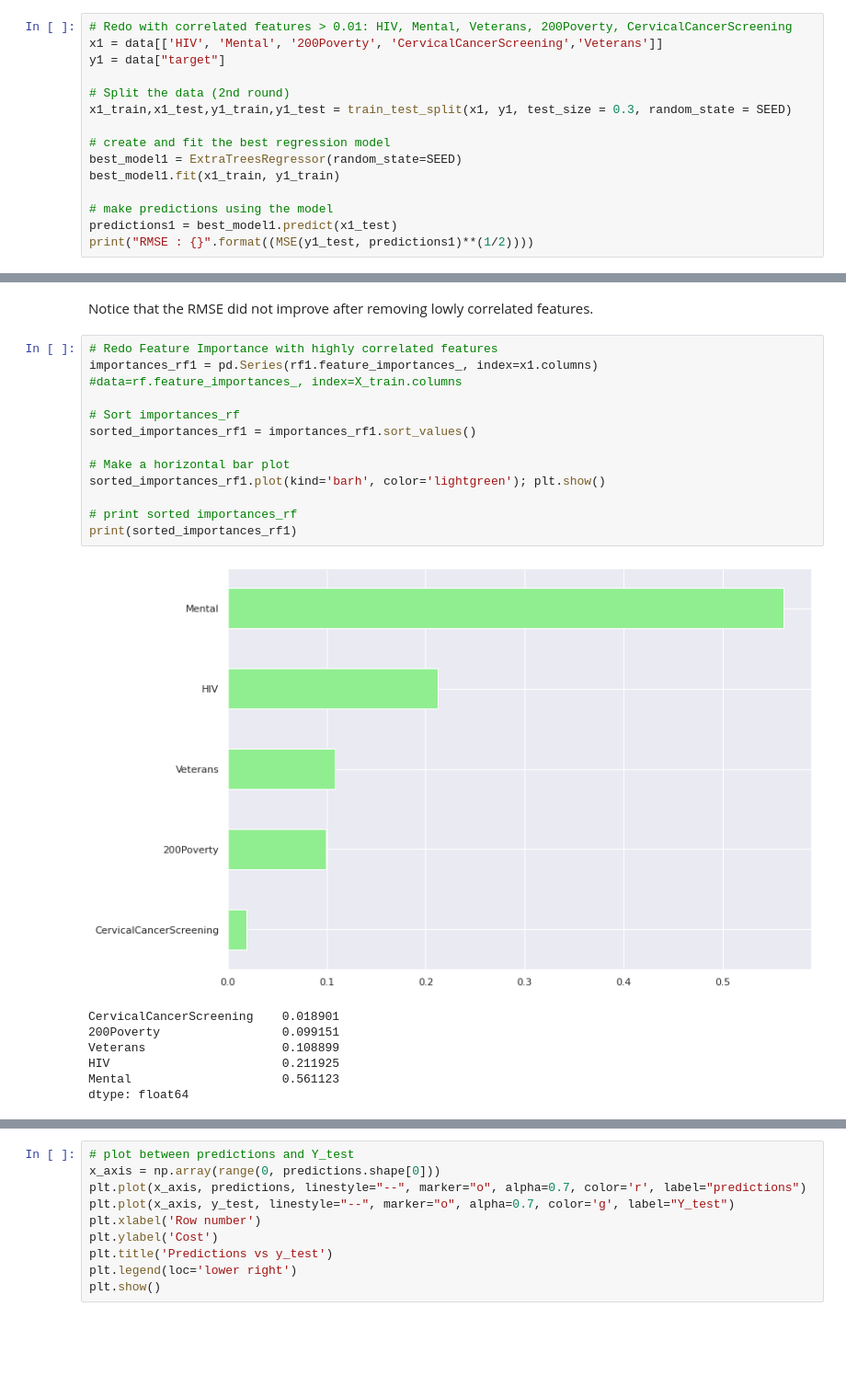
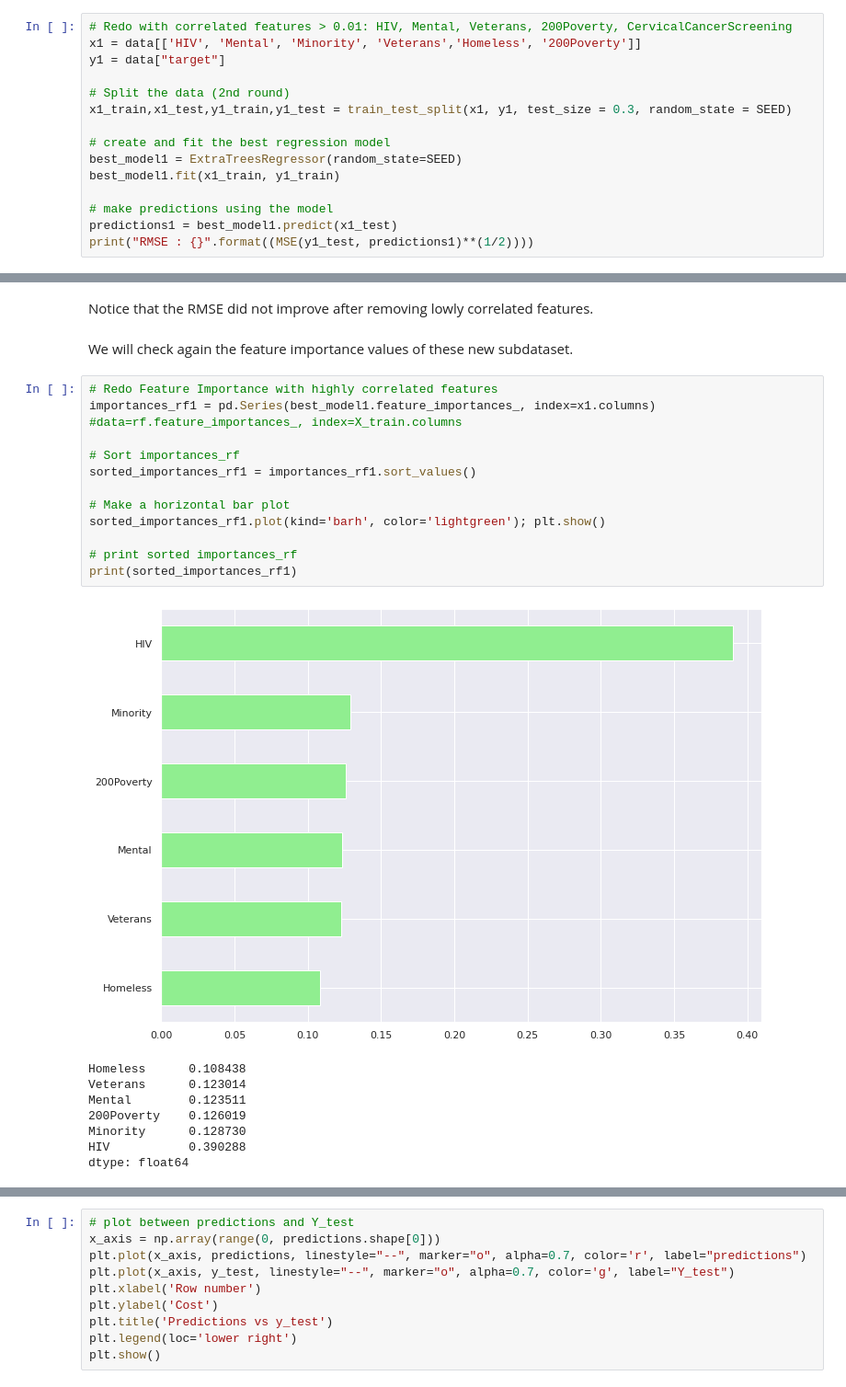
Before and after one commit to nnc1230/nnc1230.github.io, a Jupyter notebook: HRSA_Cost_Prediction.ipynb, the cells around one changed output, grey strips where cells are left out. Shown at 92% size. Drawn from its saved outputs; the diff is of its cells as text; blank space fills up the shorter version.

```diff
--- a/HRSA_Cost_Prediction.ipynb
+++ b/HRSA_Cost_Prediction.ipynb
@@ -345,6 +368,6 @@ We will try and discard features with importance coefficient less than 0.01 and
 # %%
 # Redo with correlated features > 0.01: HIV, Mental, Veterans, 200Poverty, CervicalCancerScreening
-x1 = data[['HIV', 'Mental', '200Poverty', 'CervicalCancerScreening','Veterans']]
+x1 = data[['HIV', 'Mental', 'Minority', 'Veterans','Homeless', '200Poverty']]
 y1 = data["target"]
 
 # Split the data (2nd round)
@@ -362,22 +385,25 @@ RMSE : 471.12107418199787
 # %% [markdown]
 Notice that the RMSE did not improve after removing lowly correlated features.
+# %% [markdown]
+We  will check again the feature importance values of these new subdataset.
 # %%
 # Redo Feature Importance with highly correlated features
-importances_rf1 = pd.Series(rf1.feature_importances_, index=x1.columns) #data=rf.feature_importances_, index=X_train.columns
+importances_rf1 = pd.Series(best_model1.feature_importances_, index=x1.columns) #data=rf.feature_importances_, index=X_train.columns
 
 # Sort importances_rf
 sorted_importances_rf1 = importances_rf1.sort_values()
 
 # Make a horizontal bar plot
 sorted_importances_rf1.plot(kind='barh', color='lightgreen'); plt.show()
 
 # print sorted importances_rf
 print(sorted_importances_rf1)
 # %% [output]
-[figure, old version]
+[figure, new version]
-CervicalCancerScreening    0.018901
-200Poverty                 0.099151
-Veterans                   0.108899
-HIV                        0.211925
-Mental                     0.561123
+Homeless      0.108438
+Veterans      0.123014
+Mental        0.123511
+200Poverty    0.126019
+Minority      0.128730
+HIV           0.390288
 dtype: float64
```
Also changed, not shown: parts of 13 cells of this notebook.
